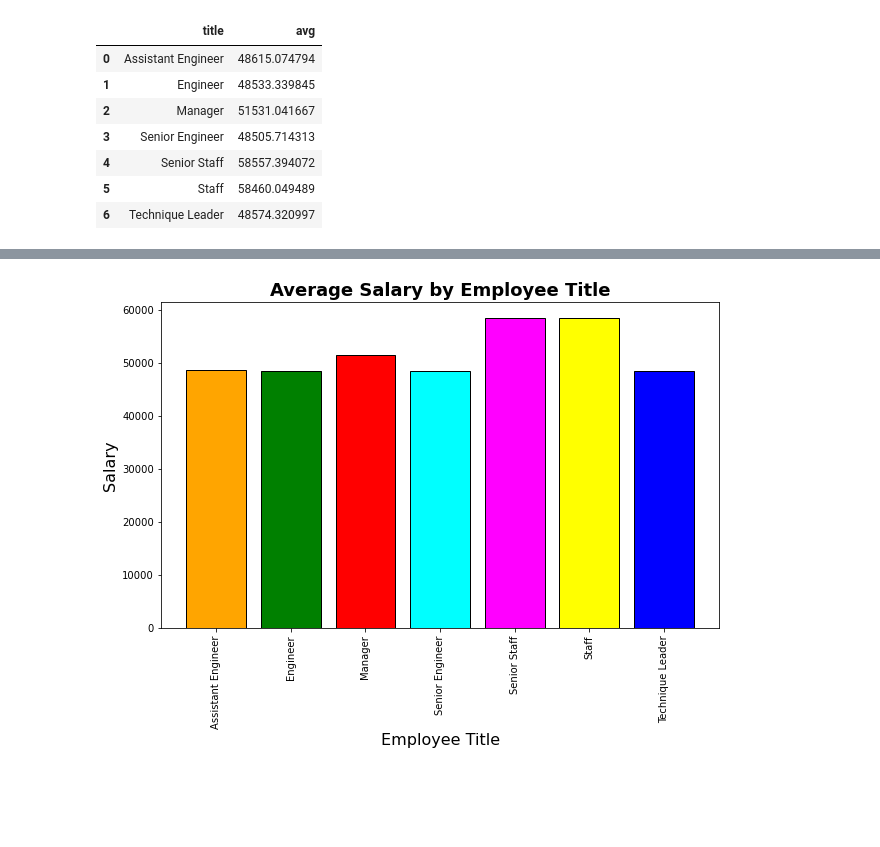
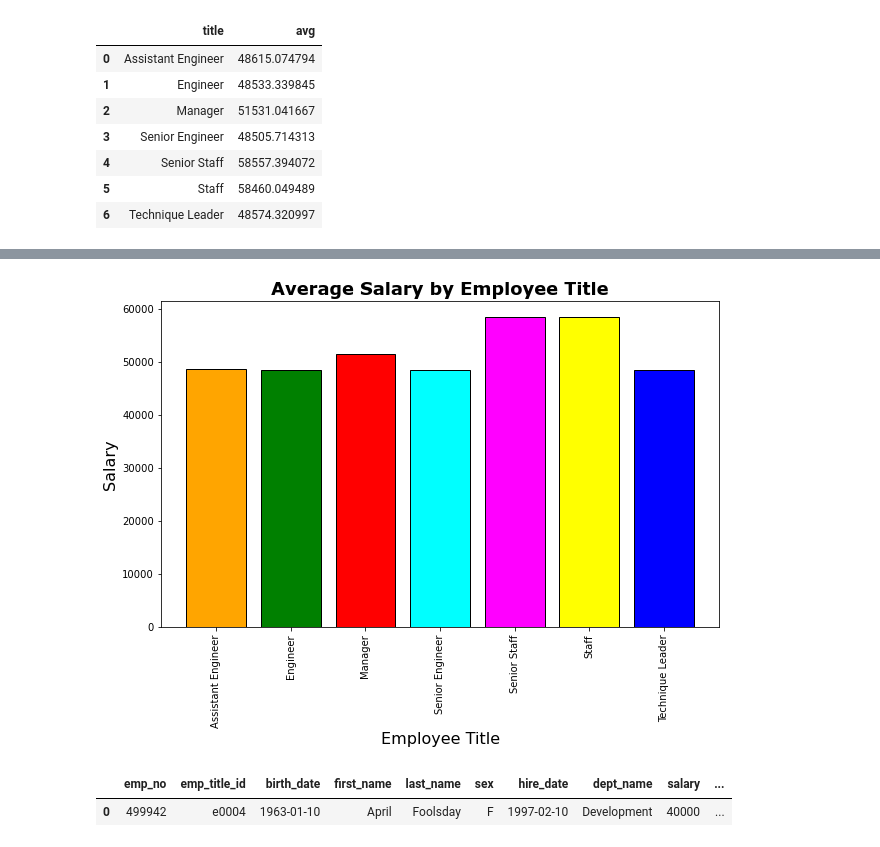
Before and after one commit to gigi8android/sql-challenge, a Jupyter notebook: EmployeeSQL/bonus_final.ipynb, the cells around one changed output, grey strips where cells are left out. Saved outputs shown, nothing was run; the diff lists cells and outputs as text; code cells hidden in the pictures; blank space fills up the shorter version.

```diff
--- a/EmployeeSQL/bonus_final.ipynb
+++ b/EmployeeSQL/bonus_final.ipynb
@@ -151,23 +161,39 @@ LINE 1: from employees inner join titles on employees.emp_title_id =...
 # %%
-# Method 2b: Plot bar chart of average salary by employee title
+# Method 2.c: Plot bar chart of average salary by employee title
 x_axis = all_emp["title"]
 ticks = np.arange(len(x_axis))
 y_axis = all_emp["avg"]
 
 # Set figsize
 plt.figure(figsize=(10,6))
 
 # Plot bar chart
 plt.bar(x_axis, y_axis, align="center", color=["orange","green","red","cyan","magenta","yellow","blue"],edgecolor='black')
 
 # Label chart axises and title
-plt.title("Average Salary by Employee Title", fontweight="bold", fontsize=18)
+plt.title("Average Salary by Employee Title", fontweight="bold", fontsize=18, font="Verdana")
 plt.xticks(ticks, x_axis, rotation="vertical")
 plt.xlabel("Employee Title", fontsize=16)
 plt.ylabel("Salary", fontsize=16)
 
 # Show graph
 plt.show()
 # %% [output]
-[figure, old version]
+[figure, new version]
+# %%
+# Epilogue: find all the relevant details of the employee id 499942 by query directly to the postsql database
+employee_499942 = pd.read_sql("""
+select employees.*, employment_details.dept_name, employee_info.salary, titles.title
+    from employees
+    inner join titles
+    on employees.emp_title_id = titles.title_id
+    inner join employment_details
+    on employees.emp_no = employment_details.emp_no
+    inner join employee_info
+    on employees.emp_no = employee_info.emp_no
+    where employees.emp_no = 499942""", conn)
+employee_499942
+# %% [output]
+|  | emp_no | emp_title_id | birth_date | first_name | last_name | sex | hire_date | dept_name | salary | ... |
+| 0 | 499942 | e0004 | 1963-01-10 | April | Foolsday | F | 1997-02-10 | Development | 40000 | ... |
 # %%
```
Also changed, not shown: parts of 10 cells of this notebook, 1 other file.
